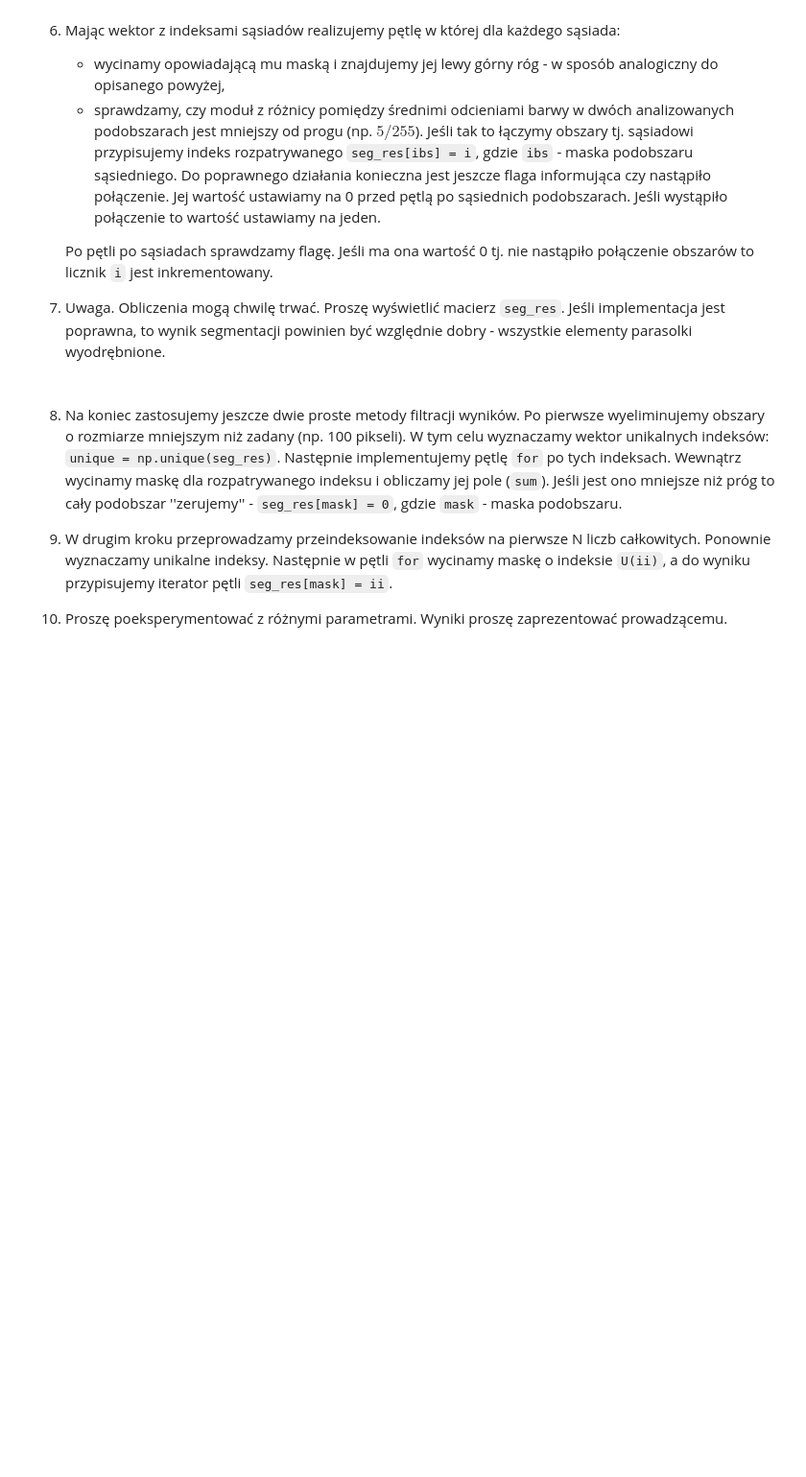
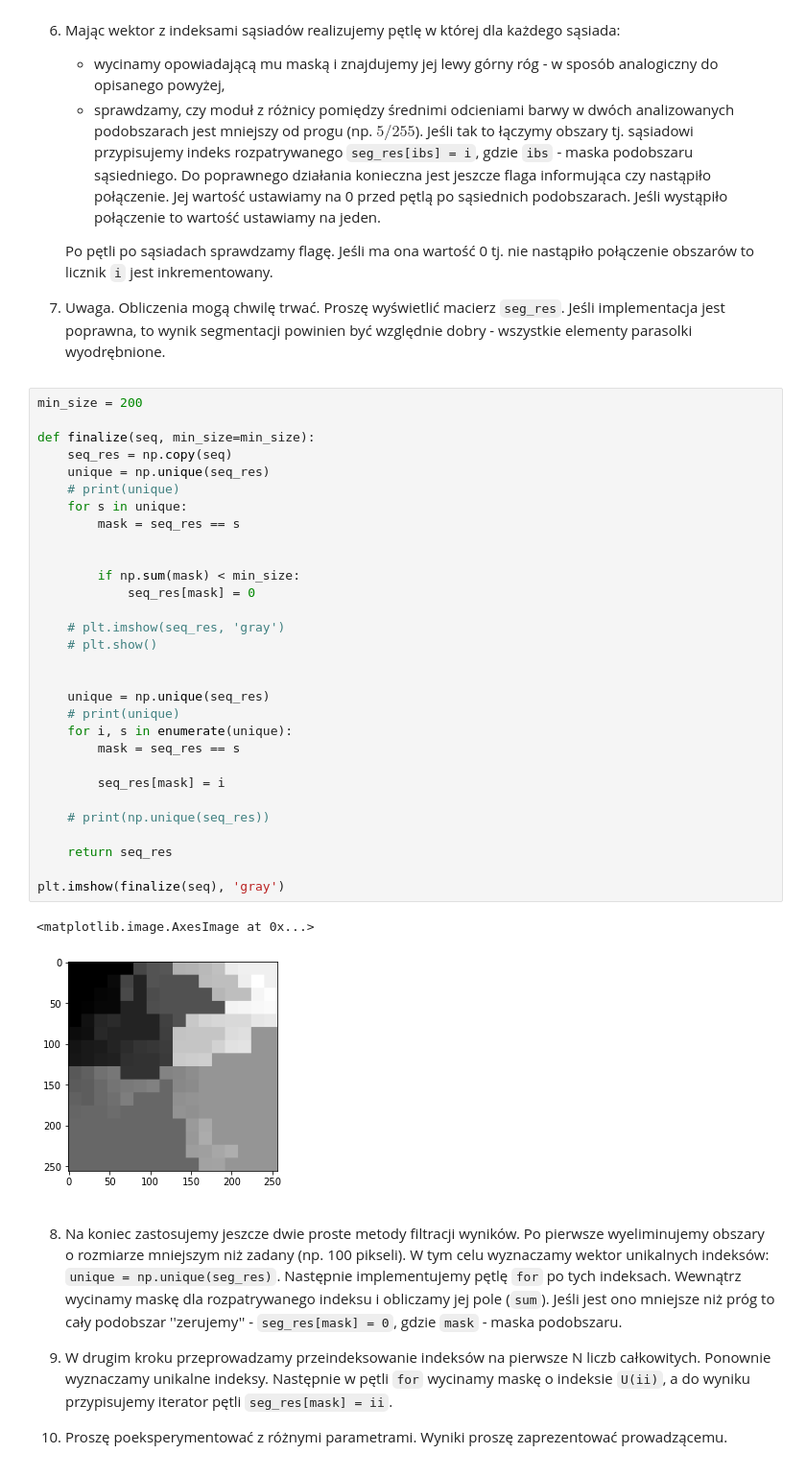
Before and after one commit to RysiekPrecikowski/WDCPO, a Jupyter notebook: sem6/lab3/10_segmentation.ipynb, the cells around one changed output. Shown at 96% size. Cells and saved outputs as stored; diff of their text form; blank space fills up the shorter version.

```diff
--- a/sem6/lab3/10_segmentation.ipynb
+++ b/sem6/lab3/10_segmentation.ipynb
@@ -541,6 +474,39 @@ plt.show()
 7. Uwaga. Obliczenia mogą chwilę trwać.
    Proszę wyświetlić macierz `seg_res`.
    Jeśli implementacja jest poprawna, to wynik segmentacji powinien być względnie dobry - wszystkie elementy parasolki wyodrębnione.
+# %%
+min_size = 200
+
+def finalize(seq, min_size=min_size):
+    seq_res = np.copy(seq)
+    unique = np.unique(seq_res)
+    # print(unique)
+    for s in unique:
+        mask = seq_res == s
+
+
+        if np.sum(mask) < min_size:
+            seq_res[mask] = 0
+
+    # plt.imshow(seq_res, 'gray')
+    # plt.show()
+
+
+    unique = np.unique(seq_res)
+    # print(unique)
+    for i, s in enumerate(unique):
+        mask = seq_res == s
+
+        seq_res[mask] = i
+
+    # print(np.unique(seq_res))
+
+    return seq_res
+
+plt.imshow(finalize(seq), 'gray')
+# %% [output]
+<matplotlib.image.AxesImage at 0x...>
+[figure, added]
 # %% [markdown]
 8. Na koniec zastosujemy jeszcze dwie proste metody filtracji wyników.
    Po pierwsze wyeliminujemy obszary o rozmiarze mniejszym niż zadany (np. 100 pikseli).
```
Also changed, not shown: parts of 5 cells of this notebook.
